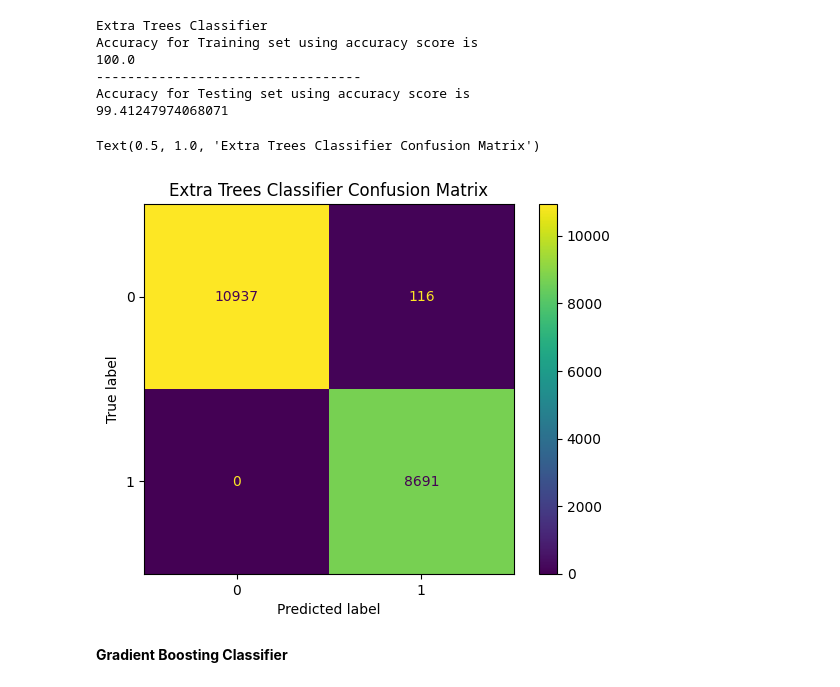
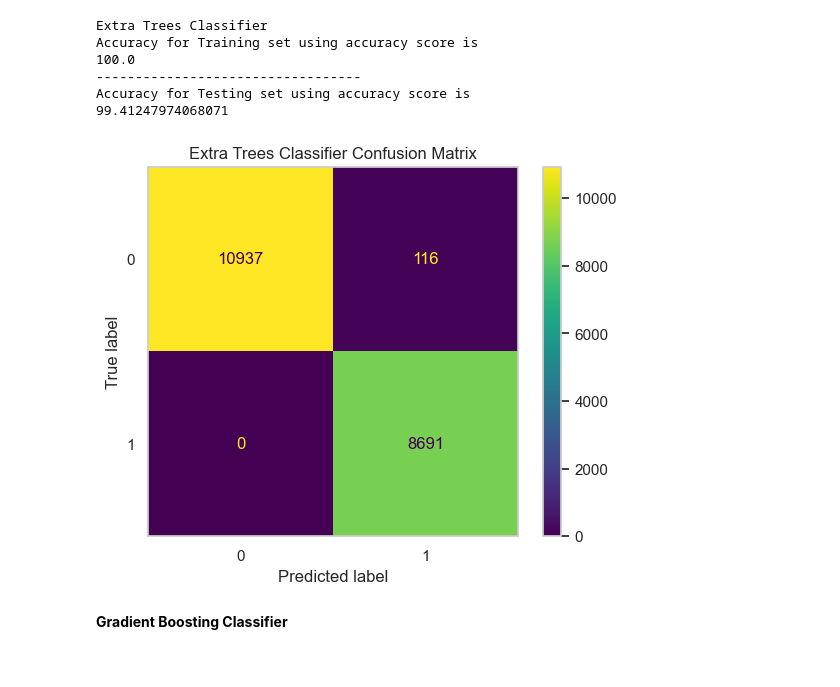
Before and after one commit to farroshsy/Car-Insurance-Prediction, a Jupyter notebook: FP-KK.ipynb, the cells around one changed output. Saved outputs shown, nothing was run; the diff lists cells and outputs as text; code cells hidden in the pictures.

```diff
--- a/FP-KK.ipynb
+++ b/FP-KK.ipynb
@@ -568,9 +573,9 @@ Accuracy for Testing set using accuracy score is
 # %%
 cm = ConfusionMatrixDisplay.from_estimator(Model_et, X_test, y_test);
 cm.ax_.set_title('Extra Trees Classifier Confusion Matrix')
+plt.grid(False)
 # %% [output]
-Text(0.5, 1.0, 'Extra Trees Classifier Confusion Matrix')
-[figure, old version]
+[figure, new version]
 # %% [markdown]
 <b>Gradient Boosting Classifier</b>
 # %%
```
Also changed, not shown: parts of 102 cells of this notebook, 1 other file.
